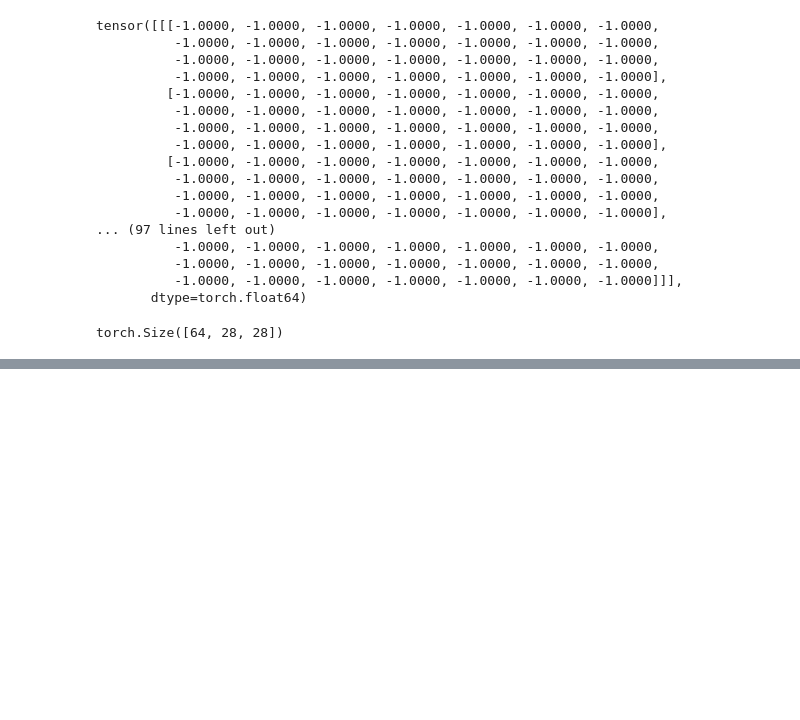
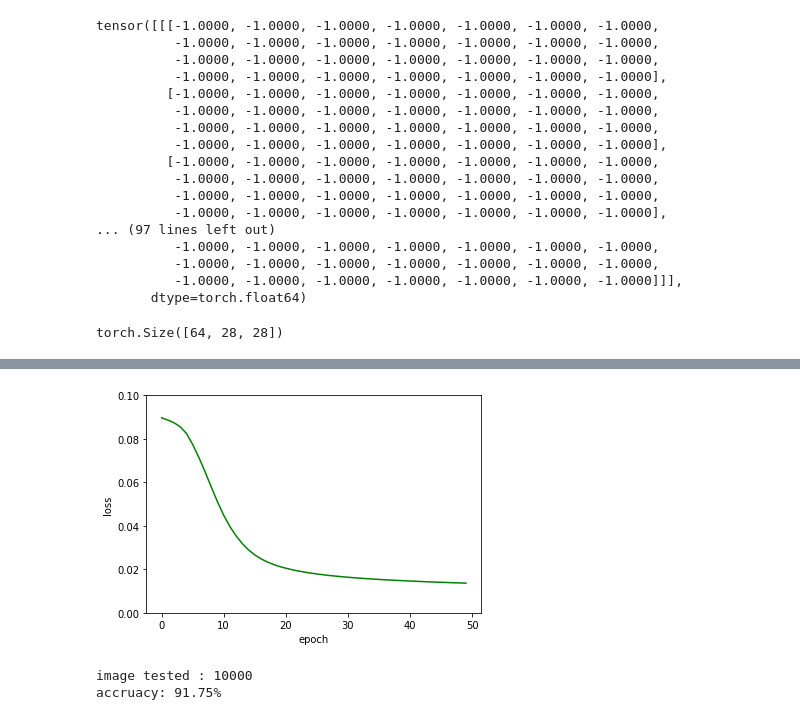
Before and after one commit to RobertSparadrap/neronal_network, a Jupyter notebook: neuronal_network.ipynb, the cells around one changed output, grey strips where cells are left out. Cells and saved outputs as stored; diff of their text form; code cells hidden in the pictures; blank space fills up the shorter version.

```diff
--- a/neuronal_network.ipynb
+++ b/neuronal_network.ipynb
@@ -211,0 +249,24 @@ epoch 14 - training loss: 0.02821959741818546
+# %%
+def train_model(model, epochs=15, lr=0.0035, momentum=0.7):
+  sgd = optim.SGD(model.parameters(), lr=lr, momentum=momentum)
+  mse = nn.MSELoss()
+  losses = []
+  for epoch in range(epochs):
+    _loss = 0
+    for images, labels in trainloader:
+      images = images.view(images.shape[0], -1)
+      sgd.zero_grad()
+      preds = model(images)
+      labels = convert_to_vector(labels)
+      loss = mse(preds, labels)
+      loss.backward()
+      sgd.step()
+      _loss += loss.item()
+    else:
+      avg_loss = _loss/len(trainloader)
+      losses.append(avg_loss)
+      print("epoch {} - training loss: {}" .format(epoch, _loss/len(trainloader)))
+  return model, losses
+# %%
+model = DigiNet()
+model, losses = train_model(model, epochs=50, lr=0.0035, momentum=0.7)
@@ -211,0 +291,13 @@ epoch 14 - training loss: 0.02821959741818546
+# %%
+def plot_loss(losses):
+  fig = plt.figure()
+  plt.plot(losses, color="g")
+  plt.ylim(bottom=0, top=0.1)
+  plt.xlabel("epoch")
+  plt.ylabel("loss")
+  plt.show()
+  return fig
+# %%
+fig = plot_loss(losses)
+# %% [output]
+[figure, added]
@@ -211,0 +318,7 @@ epoch 14 - training loss: 0.02821959741818546
+# %%
+total, accruacy, wrong_predictions = validate_model(model, test)
+print("image tested : {}".format(total))
+print("accruacy: {:.2%}".format(accruacy))
+# %% [output]
+image tested : 10000
+accruacy: 91.75%
```
Also changed, not shown: parts of 23 cells of this notebook.
